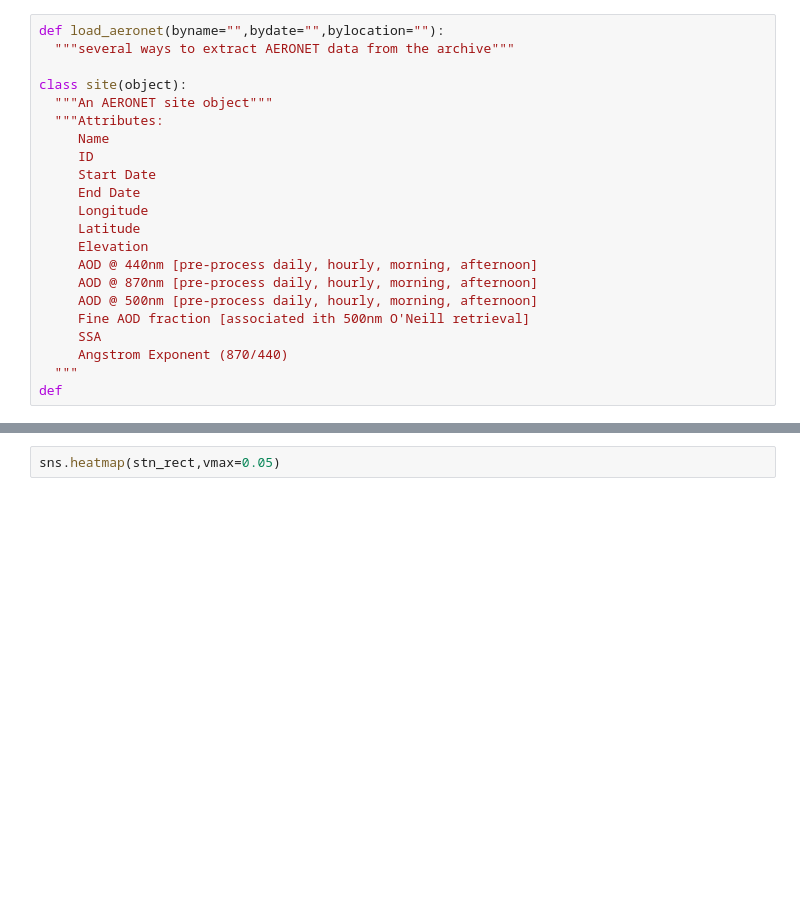
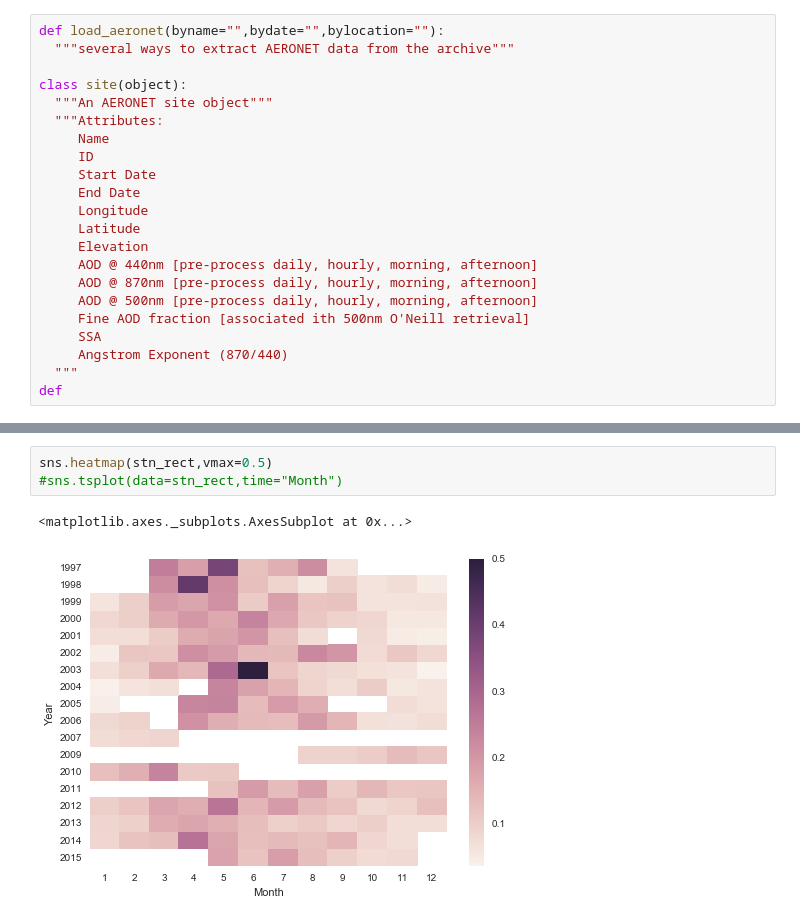
Before and after one commit to daridley/aeronet, a Jupyter notebook: AERONET.ipynb, the cells around one changed output, grey strips where cells are left out. Cells and saved outputs as stored; diff of their text form; blank space fills up the shorter version.

```diff
--- a/AERONET.ipynb
+++ b/AERONET.ipynb
@@ -135,4 +250,8 @@ sns.set(style="white", palette="GnBu_d")
 # %%
-sns.heatmap(stn_rect,vmax=0.05)
+sns.heatmap(stn_rect,vmax=0.5)
+#sns.tsplot(data=stn_rect,time="Month")
+# %% [output]
+<matplotlib.axes._subplots.AxesSubplot at 0x...>
+[figure, added]
 # %%
 sns.heatmap(stn_rect2,vmin=0.0,vmax=1.5)
```
Also changed, not shown: parts of 9 cells of this notebook.
